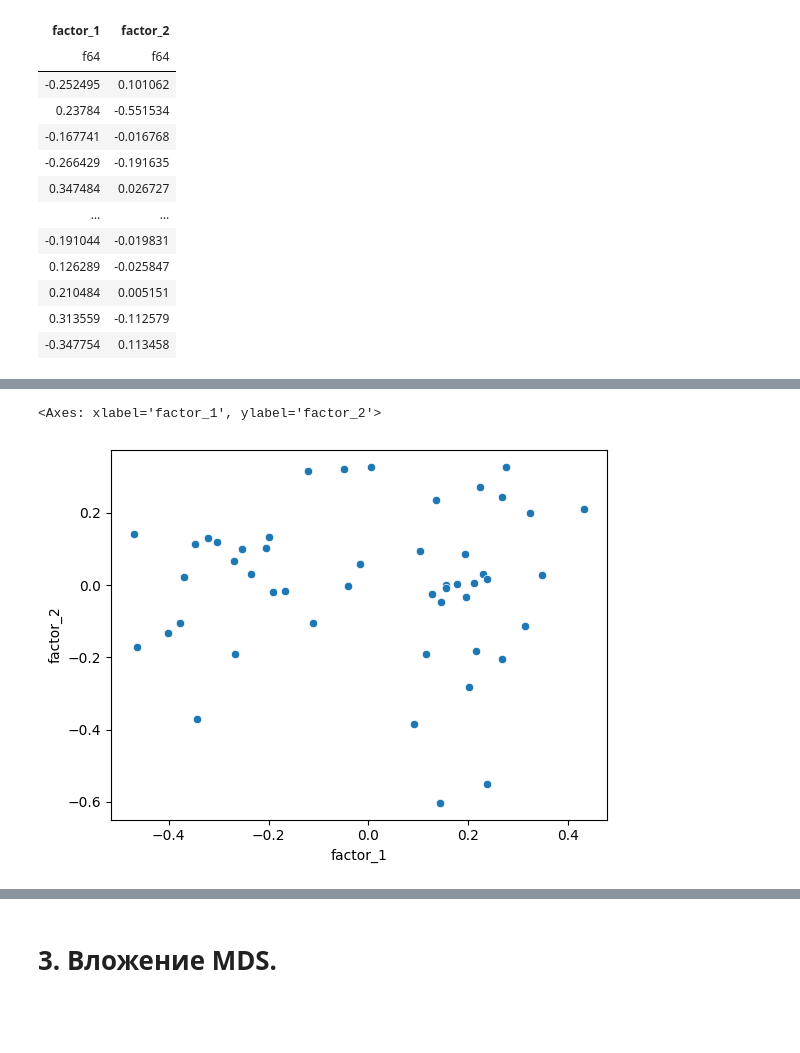
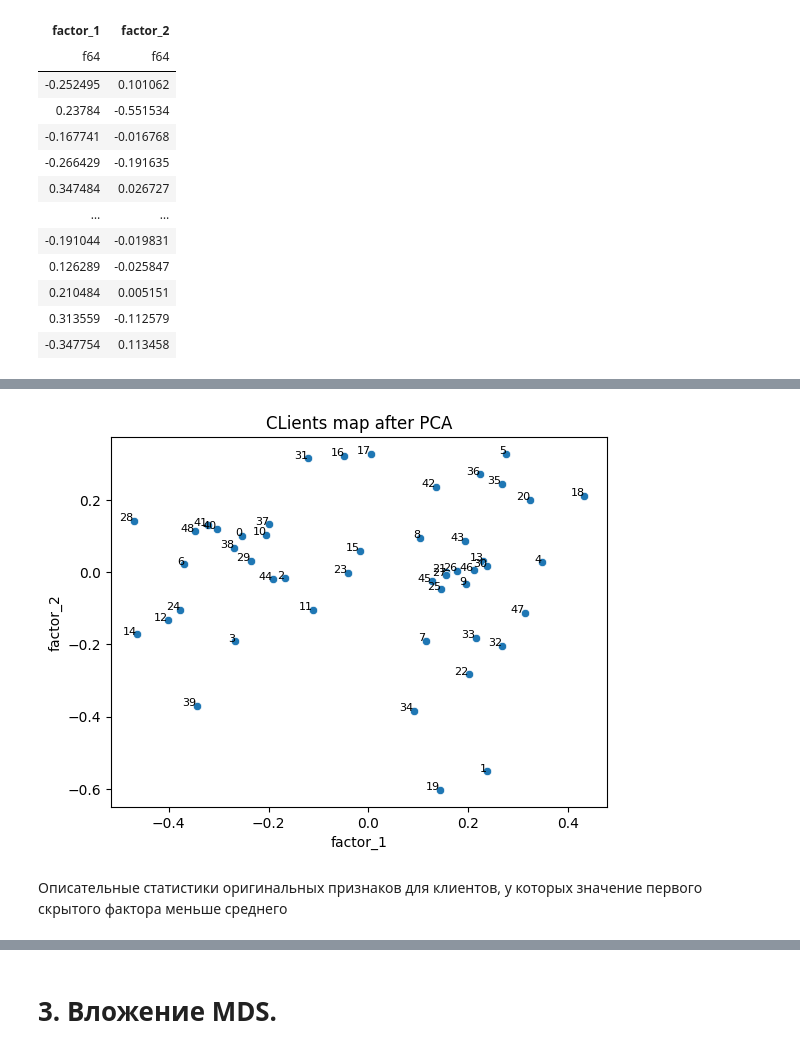
Before and after one commit to a13xbb/data-analysis-labs-mag, a Jupyter notebook: lab1/main.ipynb, the cells around one changed output, grey strips where cells are left out. Cells and saved outputs as stored; diff of their text form; code cells hidden in the pictures; blank space fills up the shorter version.

```diff
--- a/lab1/main.ipynb
+++ b/lab1/main.ipynb
@@ -242,8 +251,11 @@ shape: (9, 3)
 | "50%" | 0.104046 | 0.016406 |
 | "75%" | 0.210484 | 0.119644 |
 | "max" | 0.432532 | 0.327887 |
-# %%
-sns.scatterplot(data=df_with_factors, x="factor_1", y="factor_2", palette="deep")
-# %% [output]
-<Axes: xlabel='factor_1', ylabel='factor_2'>
-[figure, removed]
+# %%
+plt.title('CLients map after PCA')
+sns.scatterplot(data=df_with_factors, x="factor_1", y="factor_2", palette="deep")
+for i in range(len(df_with_factors)):
+    plt.text(df_with_factors['factor_1'][i], df_with_factors['factor_2'][i], str(i), fontsize=8, ha='right')
+plt.show()
+# %% [output]
+[figure, added]
@@ -249,0 +271,2 @@ sns.scatterplot(data=df_with_factors, x="factor_1", y="factor_2", palette="deep"
+# %% [markdown]
+Описательные статистики оригинальных признаков для клиентов, у которых значение первого скрытого фактора меньше среднего
```
Also changed, not shown: parts of 33 cells of this notebook.
